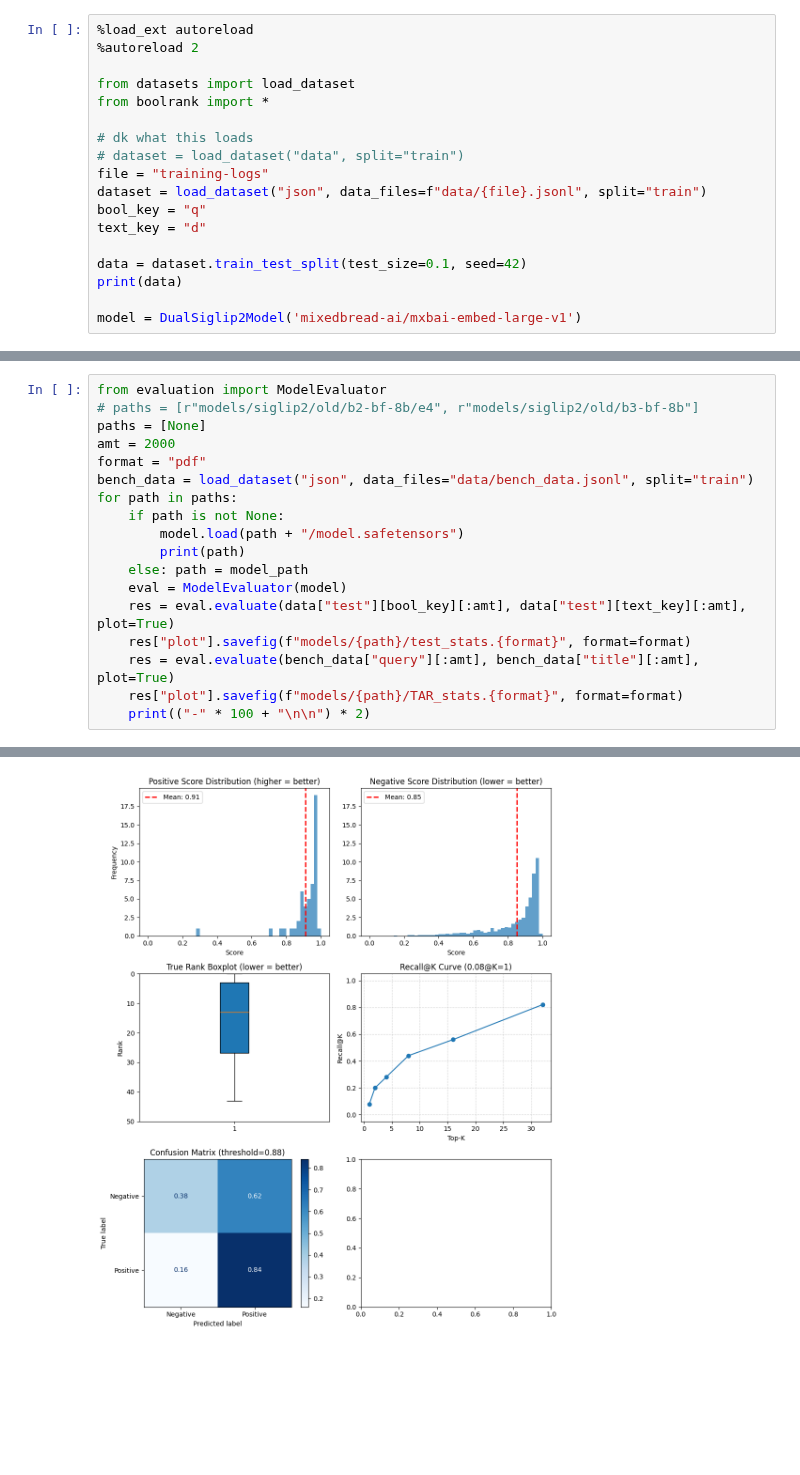
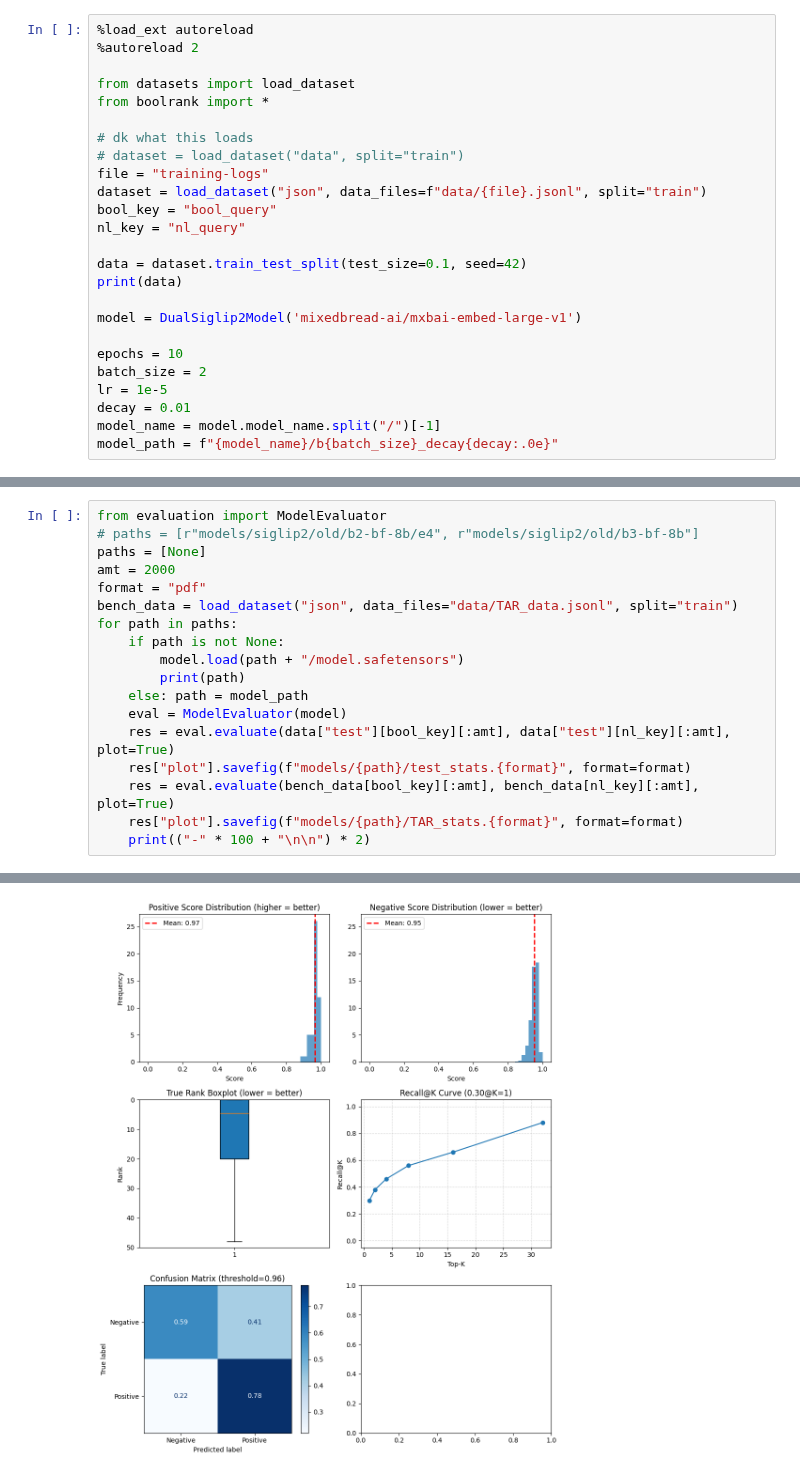
Before and after one commit to hscells-org/project-doehl-boolean-clip, a Jupyter notebook: train.ipynb, the cells around one changed output, grey strips where cells are left out. Saved outputs shown, nothing was run; the diff lists cells and outputs as text; blank space fills up the shorter version.

Commit message:
data processing adjustments

```diff
--- a/train.ipynb
+++ b/train.ipynb
@@ -9,11 +9,18 @@ from boolrank import *
 # dataset = load_dataset("data", split="train")
 file = "training-logs"
 dataset = load_dataset("json", data_files=f"data/{file}.jsonl", split="train")
-bool_key = "q"
-text_key = "d"
+bool_key = "bool_query"
+nl_key = "nl_query"
 
 data = dataset.train_test_split(test_size=0.1, seed=42)
 print(data)
 
 model = DualSiglip2Model('mixedbread-ai/mxbai-embed-large-v1')
+
+epochs = 10
+batch_size = 2
+lr = 1e-5
+decay = 0.01
+model_name = model.model_name.split("/")[-1]
+model_path = f"{model_name}/b{batch_size}_decay{decay:.0e}"
 # %% [output]
@@ -104,16 +106,16 @@ from evaluation import ModelEvaluator
 paths = [None]
 amt = 2000
 format = "pdf"
-bench_data = load_dataset("json", data_files="data/bench_data.jsonl", split="train")
+bench_data = load_dataset("json", data_files="data/TAR_data.jsonl", split="train")
 for path in paths:
     if path is not None:
         model.load(path + "/model.safetensors")
         print(path)
     else: path = model_path
     eval = ModelEvaluator(model)
-    res = eval.evaluate(data["test"][bool_key][:amt], data["test"][text_key][:amt], plot=True)
+    res = eval.evaluate(data["test"][bool_key][:amt], data["test"][nl_key][:amt], plot=True)
     res["plot"].savefig(f"models/{path}/test_stats.{format}", format=format)
-    res = eval.evaluate(bench_data["query"][:amt], bench_data["title"][:amt], plot=True)
+    res = eval.evaluate(bench_data[bool_key][:amt], bench_data[nl_key][:amt], plot=True)
     res["plot"].savefig(f"models/{path}/TAR_stats.{format}", format=format)
     print(("-" * 100 + "\n\n") * 2)
 # %% [output]
@@ -121,4 +123,4 @@ for path in paths:
-[figure, old version]
+[figure, new version]
 ----------------------------------------------------------------------------------------------------
 
 ----------------------------------------------------------------------------------------------------
```
Also changed, not shown: parts of 3 cells of this notebook, 3 other files.
